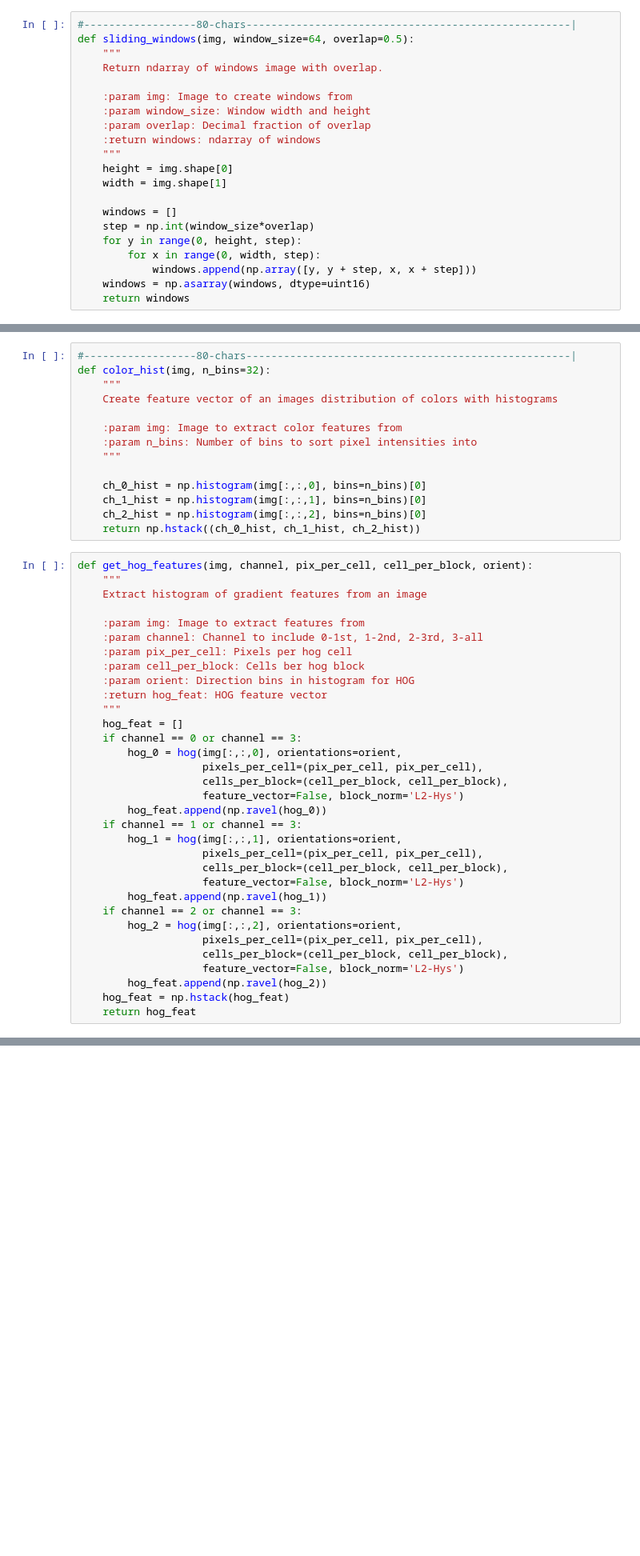
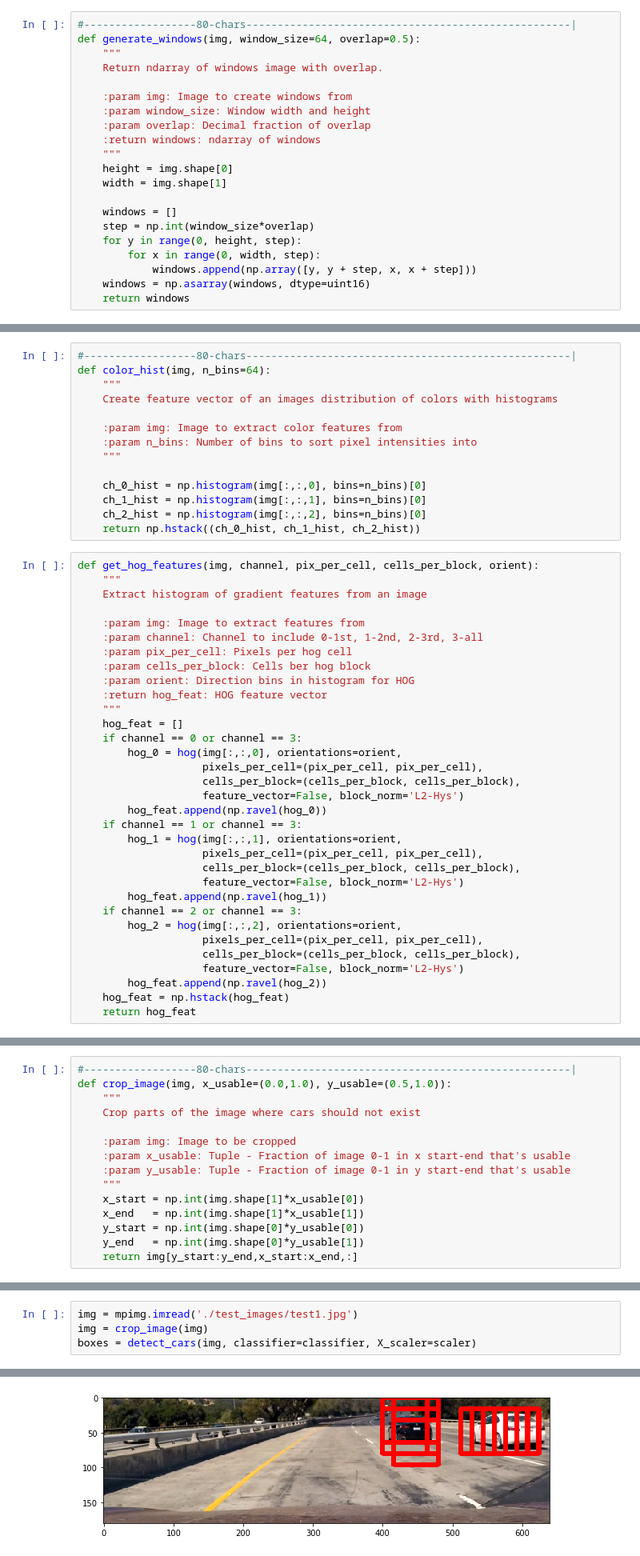
Before and after one commit to sketchc89/VehicleDetectionTracking-P5, a Jupyter notebook: VehicleDetectionTracking.ipynb, the cells around one changed output, grey strips where cells are left out. Shown at 80% size. Cells and saved outputs as stored; diff of their text form; blank space fills up the shorter version.

Commit message:
Detecting cars, HOG sub-sampling not working

```diff
--- a/VehicleDetectionTracking.ipynb
+++ b/VehicleDetectionTracking.ipynb
@@ -108,7 +119,7 @@ def load_images(file_folder, file_format):
     return np.array([mpimg.imread(file) for file in image_files])
 # %%
 #------------------80-chars----------------------------------------------------|
-def sliding_windows(img, window_size=64, overlap=0.5):
+def generate_windows(img, window_size=64, overlap=0.5):
     """
     Return ndarray of windows image with overlap.
 
@@ -182,7 +178,7 @@ def bin_spatial(img, size=(32,32)):
     return np.hstack((ch_0, ch_1, ch_2))
 # %%
 #------------------80-chars----------------------------------------------------|
-def color_hist(img, n_bins=32):
+def color_hist(img, n_bins=64):
     """
     Create feature vector of an images distribution of colors with histograms
 
@@ -195,14 +191,14 @@ def color_hist(img, n_bins=32):
     ch_2_hist = np.histogram(img[:,:,2], bins=n_bins)[0]
     return np.hstack((ch_0_hist, ch_1_hist, ch_2_hist))
 # %%
-def get_hog_features(img, channel, pix_per_cell, cell_per_block, orient):
+def get_hog_features(img, channel, pix_per_cell, cells_per_block, orient):
     """
     Extract histogram of gradient features from an image
 
     :param img: Image to extract features from
     :param channel: Channel to include 0-1st, 1-2nd, 2-3rd, 3-all
     :param pix_per_cell: Pixels per hog cell
-    :param cell_per_block: Cells ber hog block
+    :param cells_per_block: Cells ber hog block
     :param orient: Direction bins in histogram for HOG
     :return hog_feat: HOG feature vector
     """
@@ -210,19 +206,19 @@ def get_hog_features(img, channel, pix_per_cell, cell_per_block, orient):
     if channel == 0 or channel == 3:
         hog_0 = hog(img[:,:,0], orientations=orient,
                     pixels_per_cell=(pix_per_cell, pix_per_cell),
-                    cells_per_block=(cell_per_block, cell_per_block),
+                    cells_per_block=(cells_per_block, cells_per_block),
                     feature_vector=False, block_norm='L2-Hys')
         hog_feat.append(np.ravel(hog_0))
     if channel == 1 or channel == 3:
         hog_1 = hog(img[:,:,1], orientations=orient,
                     pixels_per_cell=(pix_per_cell, pix_per_cell),
-                    cells_per_block=(cell_per_block, cell_per_block),
+                    cells_per_block=(cells_per_block, cells_per_block),
                     feature_vector=False, block_norm='L2-Hys')
         hog_feat.append(np.ravel(hog_1))
     if channel == 2 or channel == 3:
         hog_2 = hog(img[:,:,2], orientations=orient,
                     pixels_per_cell=(pix_per_cell, pix_per_cell),
-                    cells_per_block=(cell_per_block, cell_per_block),
+                    cells_per_block=(cells_per_block, cells_per_block),
                     feature_vector=False, block_norm='L2-Hys')
         hog_feat.append(np.ravel(hog_2))
     hog_feat = np.hstack(hog_feat)
@@ -277 +282,16 @@ def pipeline(img):
     return final_img
+# %%
+#------------------80-chars----------------------------------------------------|
+def crop_image(img, x_usable=(0.0,1.0), y_usable=(0.5,1.0)):
+    """
+    Crop parts of the image where cars should not exist
+
+    :param img: Image to be cropped
+    :param x_usable: Tuple - Fraction of image 0-1 in x start-end that's usable
+    :param y_usable: Tuple - Fraction of image 0-1 in y start-end that's usable
+    """
+    x_start = np.int(img.shape[1]*x_usable[0])
+    x_end   = np.int(img.shape[1]*x_usable[1])
+    y_start = np.int(img.shape[0]*y_usable[0])
+    y_end   = np.int(img.shape[0]*y_usable[1])
+    return img[y_start:y_end,x_start:x_end,:]
@@ -277,0 +374,5 @@ def pipeline(img):
+# %%
+img = mpimg.imread('./test_images/test1.jpg')
+img = crop_image(img)
+boxes = detect_cars(img, classifier=classifier, X_scaler=scaler)
+# %% [output]
@@ -277,0 +380 @@ def pipeline(img):
+[figure, added]
```
Also changed, not shown: parts of 13 cells of this notebook.
